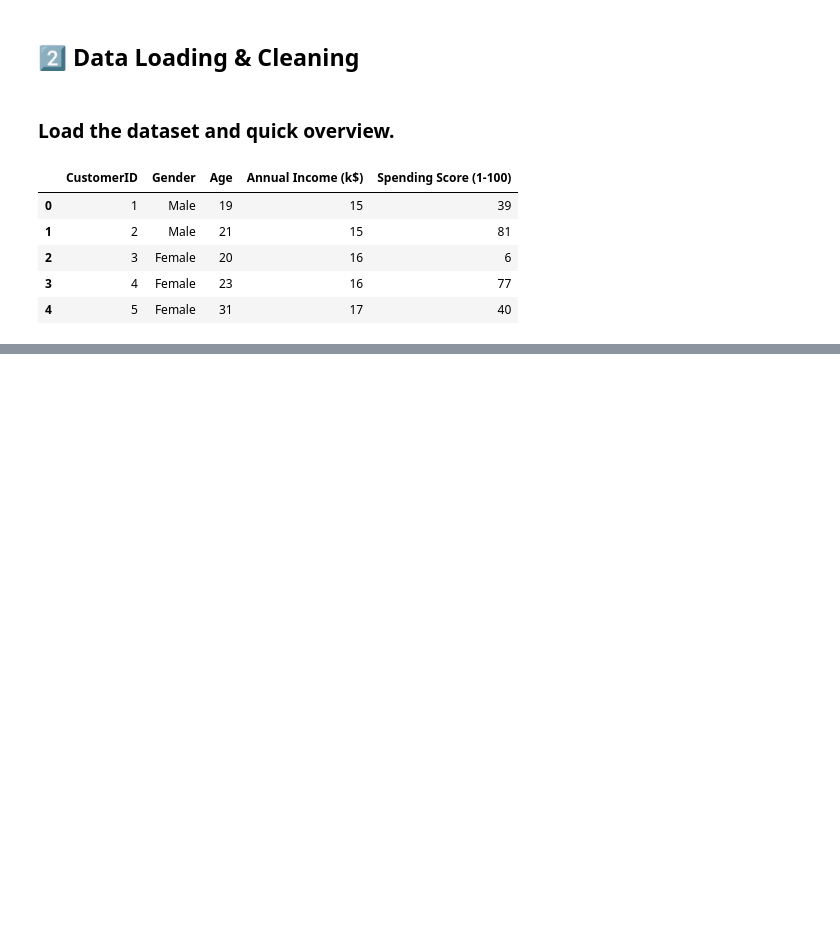
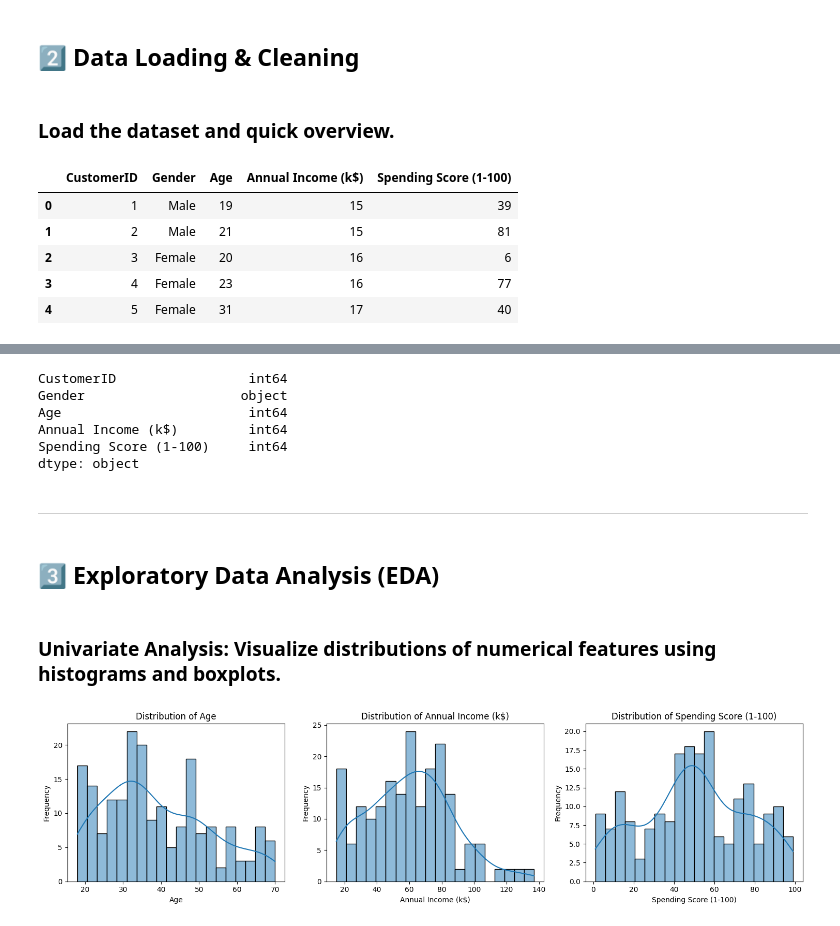
Before and after one commit to AbdelrahmanMostafa33/Customer-Segmentation, a Jupyter notebook: notebooks/Customer Segmentation.ipynb, the cells around one changed output, grey strips where cells are left out. Drawn from its saved outputs; the diff is of its cells as text; code cells hidden in the pictures; blank space fills up the shorter version.

```diff
--- a/notebooks/Customer Segmentation.ipynb
+++ b/notebooks/Customer Segmentation.ipynb
@@ -25,7 +38,7 @@ from sklearn.metrics import mean_squared_error, mean_absolute_error, r2_score
 # %% [markdown]
 ### Load the dataset and quick overview.
 # %%
-df = pd.read_csv("Mall_Customers.csv")
+df = pd.read_csv("../data/Mall_Customers.csv")
 df.head()
 # %% [output]
 |  | CustomerID | Gender | Age | Annual Income (k$) | Spending Score (1-100) |
@@ -36,0 +96,40 @@ df.head()
+# %%
+df.dtypes
+# %% [output]
+CustomerID                 int64
+Gender                    object
+Age                        int64
+Annual Income (k$)         int64
+Spending Score (1-100)     int64
+dtype: object
+# %% [markdown]
+---
+# %% [markdown]
+## 3️⃣ Exploratory Data Analysis (EDA)
+# %% [markdown]
+### **Univariate Analysis:** Visualize distributions of numerical features using histograms and boxplots.
+# %%
+numerical_cols = df.select_dtypes(include=['int64']).columns.drop('CustomerID').to_list()
+
+# Automatically calculate rows and columns
+n_cols = 3  # number of plots per row
+n_rows = math.ceil(len(numerical_cols) / n_cols)
+# %%
+
+fig, axes = plt.subplots(n_rows, n_cols, figsize=(5 * n_cols, 4 * n_rows))
+axes = axes.flatten()  # flatten in case of multiple rows
+
+for i, col in enumerate(numerical_cols):
+    sns.histplot(df[col], kde=True, bins=20, ax=axes[i])
+    axes[i].set_title(f'Distribution of {col}')
+    axes[i].set_xlabel(col)
+    axes[i].set_ylabel('Frequency')
+
+# Remove any empty subplots (if total plots < n_rows*n_cols)
+for j in range(i+1, len(axes)):
+    fig.delaxes(axes[j])
+
+plt.tight_layout()
+plt.show()
+# %% [output]
+[figure, added]
```
Also changed, not shown: parts of 30 cells of this notebook.
